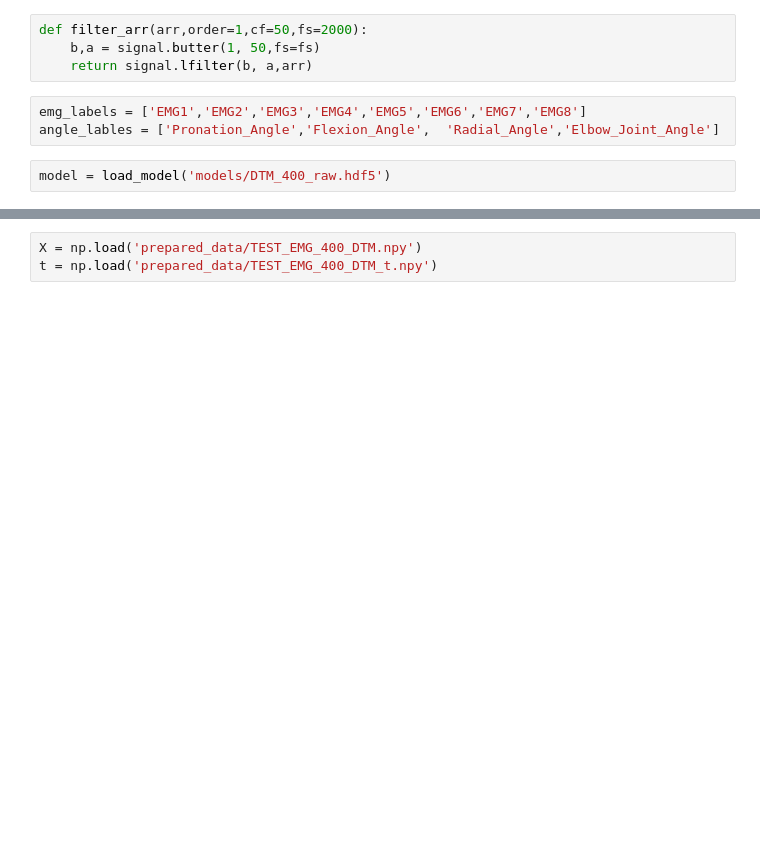
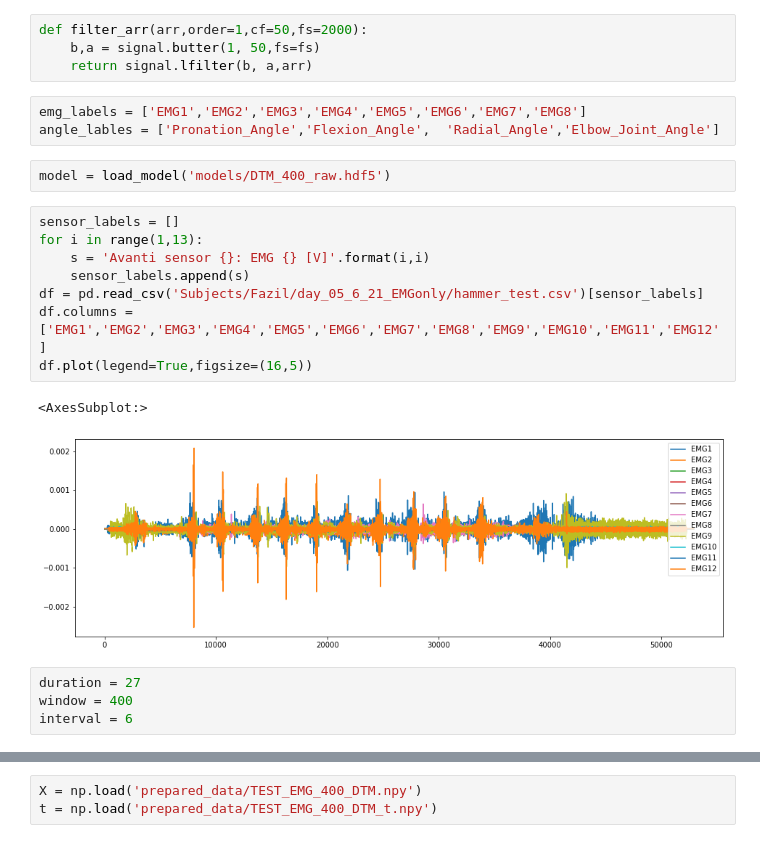
Before and after one commit to fazildgr8/wrist_control_CNN_AWEAR, a Jupyter notebook: test_bench.ipynb, the cells around one changed output, grey strips where cells are left out. Cells and saved outputs as stored; diff of their text form; blank space fills up the shorter version.

```diff
--- a/test_bench.ipynb
+++ b/test_bench.ipynb
@@ -18,3 +18,18 @@ emg_labels = ['EMG1','EMG2','EMG3','EMG4','EMG5','EMG6','EMG7','EMG8']
 angle_lables = ['Pronation_Angle','Flexion_Angle',  'Radial_Angle','Elbow_Joint_Angle']
 # %%
 model = load_model('models/DTM_400_raw.hdf5')
+# %%
+sensor_labels = []
+for i in range(1,13):
+    s = 'Avanti sensor {}: EMG {} [V]'.format(i,i)
+    sensor_labels.append(s)
+df = pd.read_csv('Subjects/Fazil/day_05_6_21_EMGonly/hammer_test.csv')[sensor_labels]
+df.columns = ['EMG1','EMG2','EMG3','EMG4','EMG5','EMG6','EMG7','EMG8','EMG9','EMG10','EMG11','EMG12']
+df.plot(legend=True,figsize=(16,5))
+# %% [output]
+<AxesSubplot:>
+[figure, added]
+# %%
+duration = 27
+window = 400
+interval = 6
```
Also changed, not shown: parts of 6 cells of this notebook, 14 other files.
